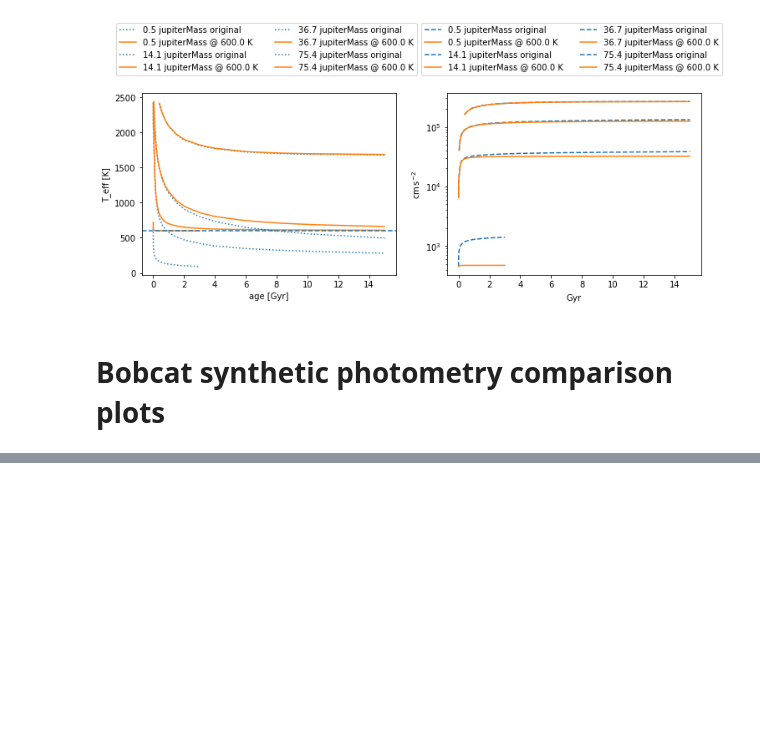
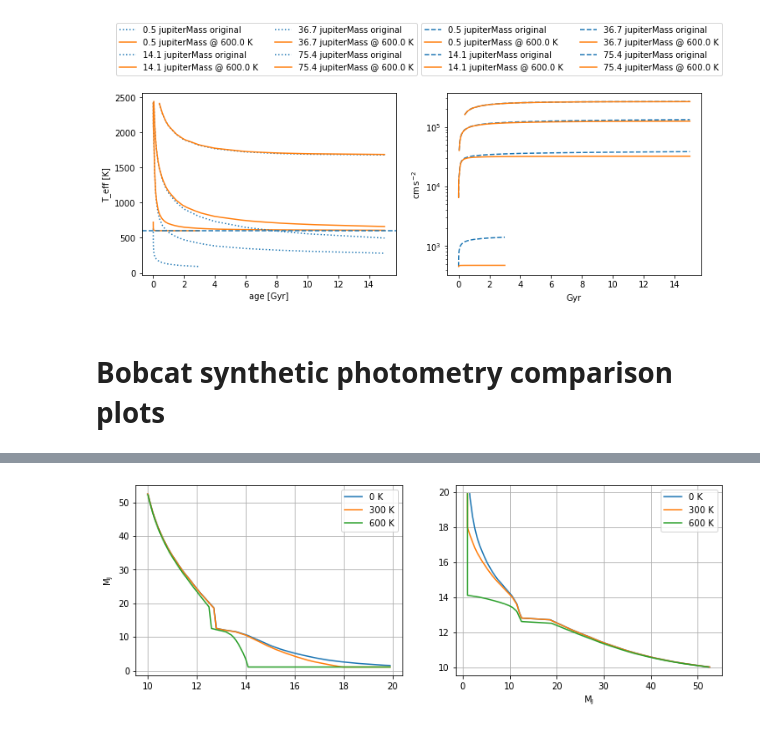
Before and after one commit to joseph-long/doodads, a Jupyter notebook: notebooks/Reproduce Bobcat evolution and photometry.ipynb, the cells around one changed output, grey strips where cells are left out. Saved outputs shown, nothing was run; the diff lists cells and outputs as text; code cells hidden in the pictures; blank space fills up the shorter version.

```diff
--- a/notebooks/Reproduce Bobcat evolution and photometry.ipynb
+++ b/notebooks/Reproduce Bobcat evolution and photometry.ipynb
@@ -143,0 +160,17 @@ Lprime
+# %%
+
+fig, (ax1, ax2) = plt.subplots(ncols=2, figsize=(12, 4))
+test_mags = np.arange(10, 20, 0.1)
+for eq_temp_K in (0, 300, 600):
+    test_masses, too_faint, too_bright, excluded_ranges = dd.BOBCAT_EVOLUTION_M0.magnitude_age_to_mass(
+        test_mags, 400 * u.Myr, dd.CLIO_3_9_FILTER,
+        T_eq=eq_temp_K * u.K
+    )
+    ax1.plot(test_mags, test_masses, label=f"{eq_temp_K} K")
+    ax2.plot(test_masses, test_mags, label=f"{eq_temp_K} K")
+
+for ax in (ax1, ax2):
+    ax.grid()
+    ax.legend()
+# %% [output]
+[figure, added]
```
Also changed, not shown: parts of 4 cells of this notebook.
